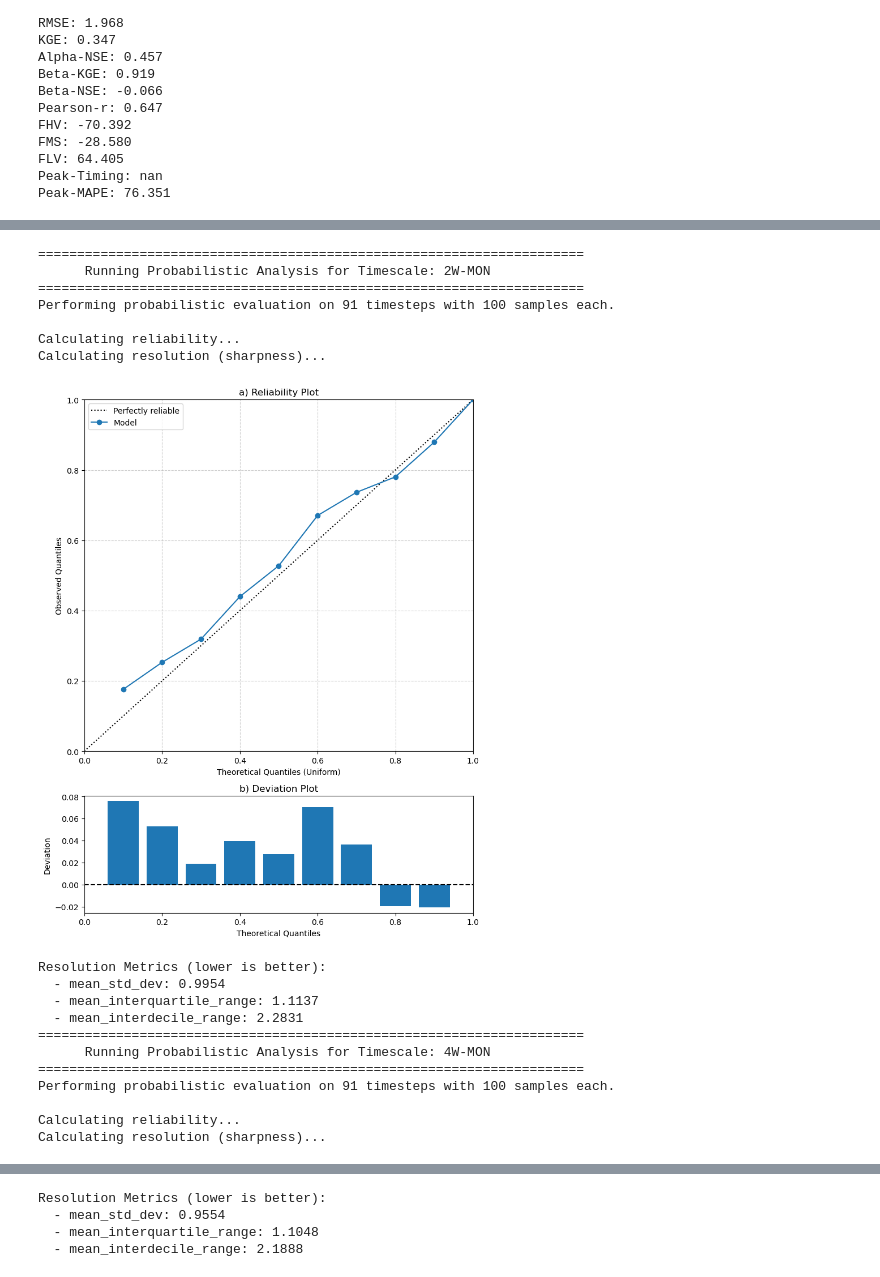
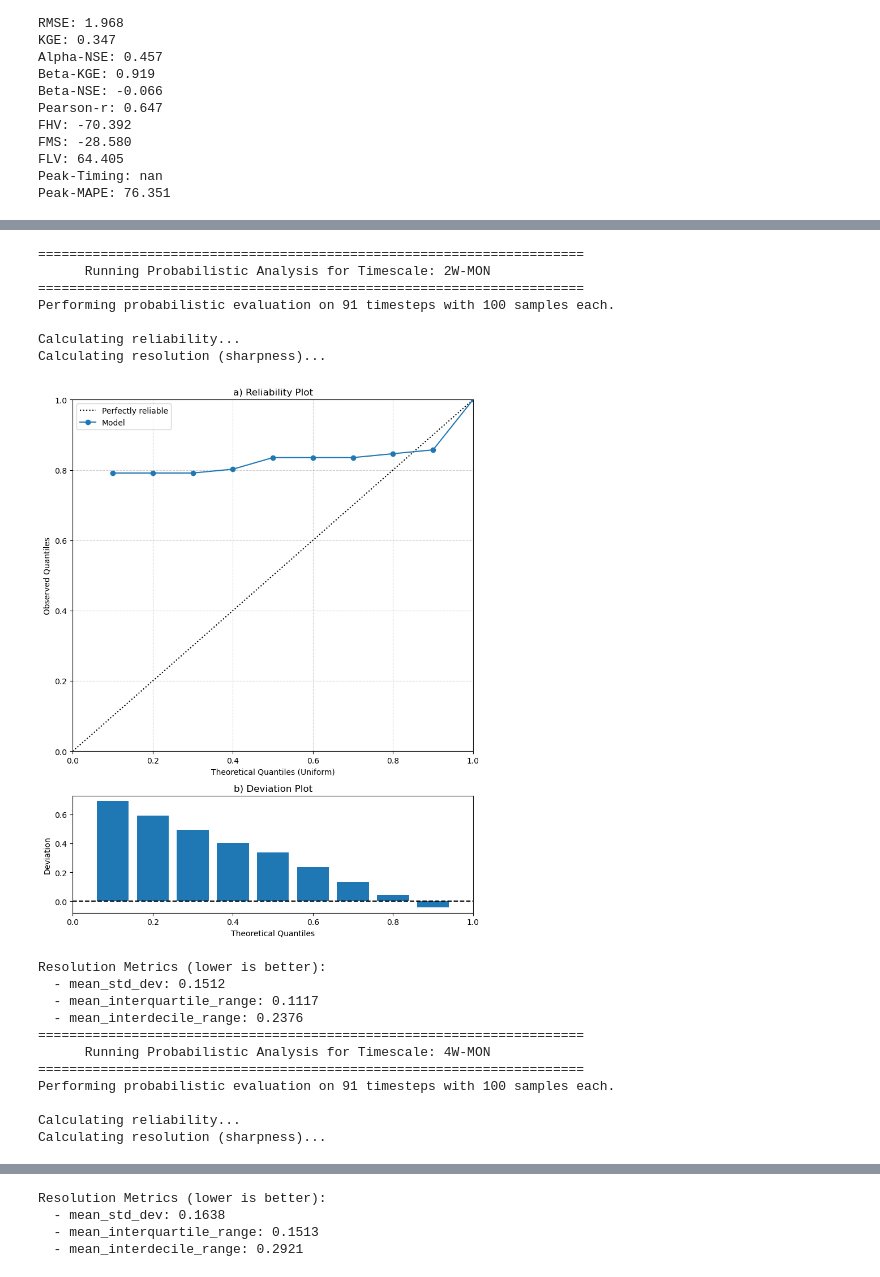
Before and after one commit to huangale88/neuralhydrology, a Jupyter notebook: own/operational_forecast/mtslstm_cmal.ipynb, the cells around one changed output, grey strips where cells are left out. Saved outputs shown, nothing was run; the diff lists cells and outputs as text; code cells hidden in the pictures.

```diff
--- a/own/operational_forecast/mtslstm_cmal.ipynb
+++ b/own/operational_forecast/mtslstm_cmal.ipynb
@@ -229,7 +302,7 @@ except (NameError, FileNotFoundError):
     raise RuntimeError("The 'run_dir' variable is not defined or 'config.yml' is missing.")
 
 # --- 3. Configuration (WITH FIX) ---
-basin_id = '01031500'       # The basin ID you are analyzing
+basin_id = '09513780'       # The basin ID you are analyzing
 freq = '2W-MON'               # Choose the frequency to plot
 
 # --- THIS IS THE CORRECTED LOGIC ---
@@ -304,7 +377,7 @@ except NameError:
     raise NameError("The 'run_dir' variable is not defined. Please define it before this cell.")
 
 # --- 3. Configuration ---
-basin_id = '01031500'       # The basin ID you are analyzing
+basin_id = '09513780'       # The basin ID you are analyzing
 target_variable = cfg.target_variables[0] # Dynamically get target from config
 
 # Define the variable names to look for in the results file
@@ -344,38 +417,38 @@ for frequency in cfg.use_frequencies:
         sim_samples_reshaped = sim_samples_multidim.reshape(-1, num_samples)
 
         # --- Handle NaNs ---
         valid_indices = ~np.isnan(obs_data_flat)
         if not np.all(valid_indices):
             print(f"Warning: Found and removed {np.sum(~valid_indices)} NaN values in observations.")
             obs_data = obs_data_flat[valid_indices]
             sim_samples = sim_samples_reshaped[valid_indices, :]
         else:
             obs_data = obs_data_flat
             sim_samples = sim_samples_reshaped
 
         # --- Run the analysis ---
         probabilistic_results = run_probabilistic_evaluation(obs=obs_data, sim_samples=sim_samples)
 
     except KeyError as e:
         print(f"\nCould not run analysis for frequency '{frequency}'.")
         # Update the error message to be more informative
         print(f"A required data variable was not found. Tried to find '{obs_var_name}' and '{samples_var_name}'.")
         print(f"Available variables are: {list(xr_data.keys())}\n")
     except Exception as e:
         print(f"\nAn unexpected error occurred for frequency '{frequency}': {e}\n")
 # %% [output]
 ======================================================================
       Running Probabilistic Analysis for Timescale: 2W-MON
 ======================================================================
 Performing probabilistic evaluation on 91 timesteps with 100 samples each.
 
 Calculating reliability...
 Calculating resolution (sharpness)...
-[figure, old version]
+[figure, new version]
 Resolution Metrics (lower is better):
-  - mean_std_dev: 0.9954
-  - mean_interquartile_range: 1.1137
-  - mean_interdecile_range: 2.2831
+  - mean_std_dev: 0.1512
+  - mean_interquartile_range: 0.1117
+  - mean_interdecile_range: 0.2376
 ======================================================================
       Running Probabilistic Analysis for Timescale: 4W-MON
 ======================================================================
@@ -387,4 +460,4 @@ Calculating resolution (sharpness)...
 Resolution Metrics (lower is better):
-  - mean_std_dev: 0.9554
-  - mean_interquartile_range: 1.1048
-  - mean_interdecile_range: 2.1888
+  - mean_std_dev: 0.1638
+  - mean_interquartile_range: 0.1513
+  - mean_interdecile_range: 0.2921
```
Also changed, not shown: parts of 7 cells of this notebook, 2 other files.
